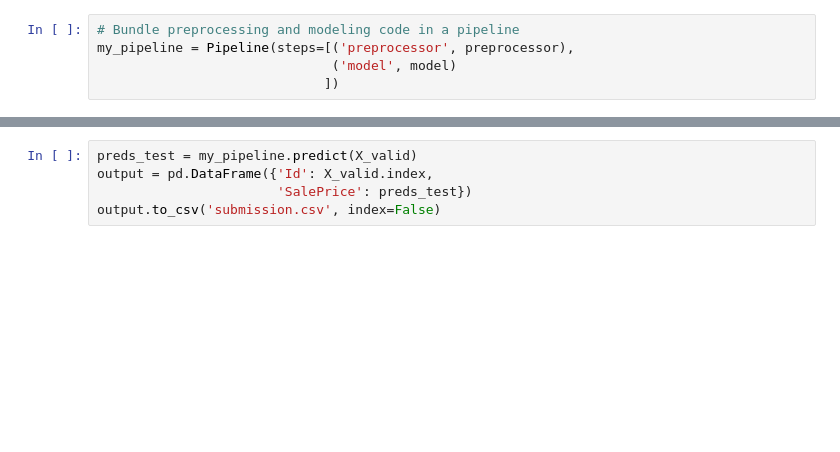
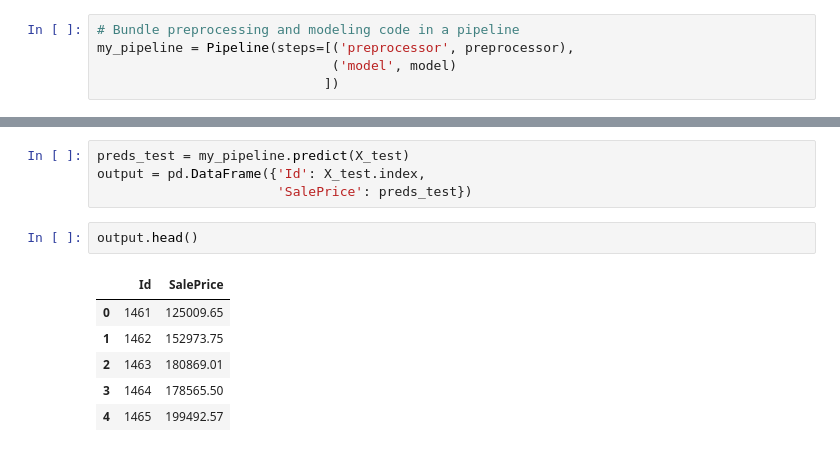
Before and after one commit to MadhurAggarwal/Kaggle, a Jupyter notebook: Housing_Prices/pipeline-attempt.ipynb, the cells around one changed output, grey strips where cells are left out. Saved outputs shown, nothing was run; the diff lists cells and outputs as text; blank space fills up the shorter version.

Commit message:
Kaggle Notebook | Pipeline_attempt | Version 2

```diff
--- a/Housing_Prices/pipeline-attempt.ipynb
+++ b/Housing_Prices/pipeline-attempt.ipynb
@@ -186,7 +202,15 @@ Pipeline(steps=[('preprocessor',
                                                    'GarageQual', 'GarageCond', ...])])),
                 ('model', RandomForestRegressor(random_state=0))])
 # %%
-preds_test = my_pipeline.predict(X_valid)
-output = pd.DataFrame({'Id': X_valid.index,
+preds_test = my_pipeline.predict(X_test)
+output = pd.DataFrame({'Id': X_test.index,
                        'SalePrice': preds_test})
-output.to_csv('submission.csv', index=False)
+# %%
+output.head()
+# %% [output]
+|  | Id | SalePrice |
+| 0 | 1461 | 125009.65 |
+| 1 | 1462 | 152973.75 |
+| 2 | 1463 | 180869.01 |
+| 3 | 1464 | 178565.50 |
+| 4 | 1465 | 199492.57 |
```
Also changed, not shown: parts of 12 cells of this notebook.
